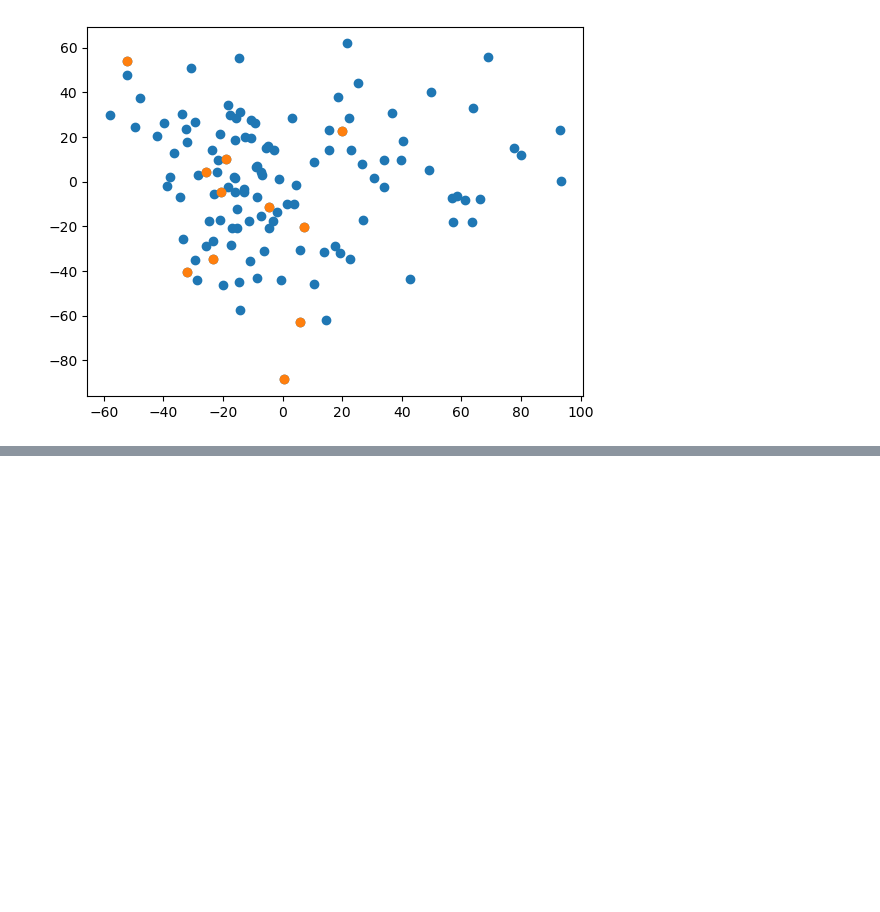
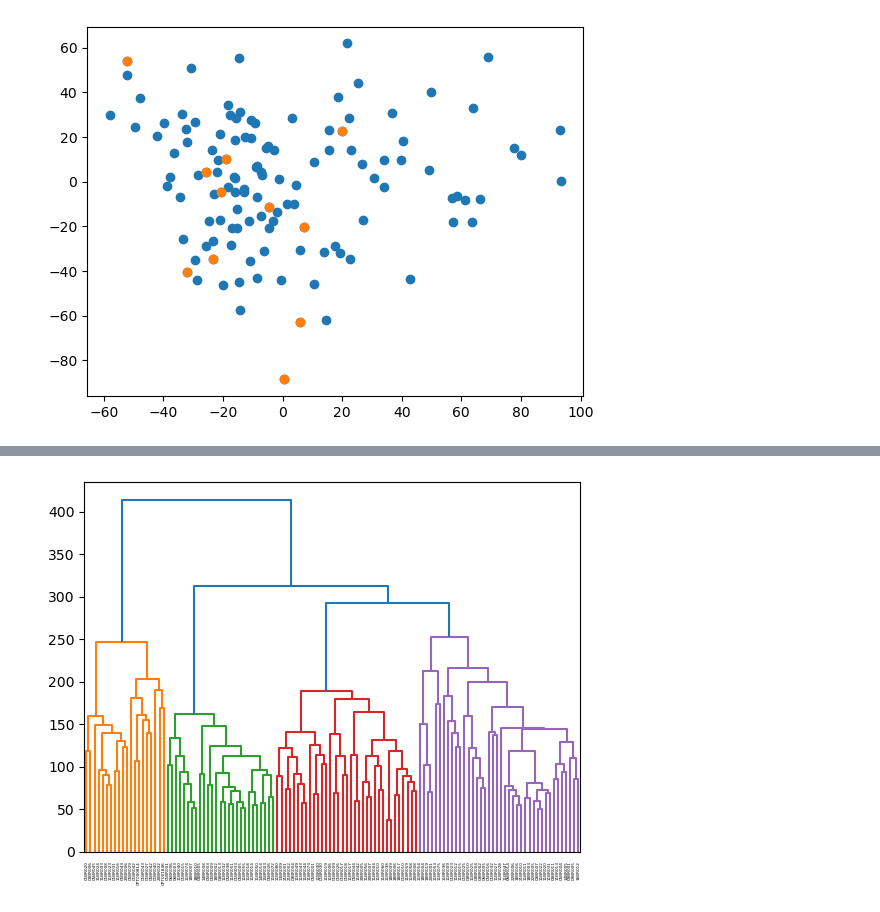
Before and after one commit to abbymuir47/bio362_finalproject, a Jupyter notebook: pca.ipynb, the cells around one changed output, grey strips where cells are left out. Drawn from its saved outputs; the diff is of its cells as text; code cells hidden in the pictures; blank space fills up the shorter version.

Commit message:
Dendrogram

```diff
--- a/pca.ipynb
+++ b/pca.ipynb
@@ -162,0 +163,7 @@ There it is! Our patients without driver mutations or significant copy number va
+# %%
+pca_big = PCA(n_components=0.80)
+
+x_pca_big = pca_big.fit_transform(prot_prepped)
+print("Original shape: ", prot_prepped.shape)
+print("Reduced shape: ", x_pca_big.shape)
+print("Explained variance ratio: ", sum(pca_big.explained_variance_ratio_))
@@ -162,0 +174,7 @@ There it is! Our patients without driver mutations or significant copy number va
+# %%
+prot_pca_big = pd.DataFrame(
+    x_pca_big,
+    index=all_prot.index,
+    columns=[f'PC{i+1}' for i in range(x_pca_big.shape[1])]
+)
+prot_pca_big
@@ -162,0 +198,5 @@ There it is! Our patients without driver mutations or significant copy number va
+# %%
+prot_linkage = linkage(prot_pca_big, method='ward', metric='euclidean')
+dendro = dendrogram(prot_linkage, labels=prot_pca_big.index, leaf_font_size=3)
+# %% [output]
+[figure, added]
```
Also changed, not shown: parts of 7 cells of this notebook.
